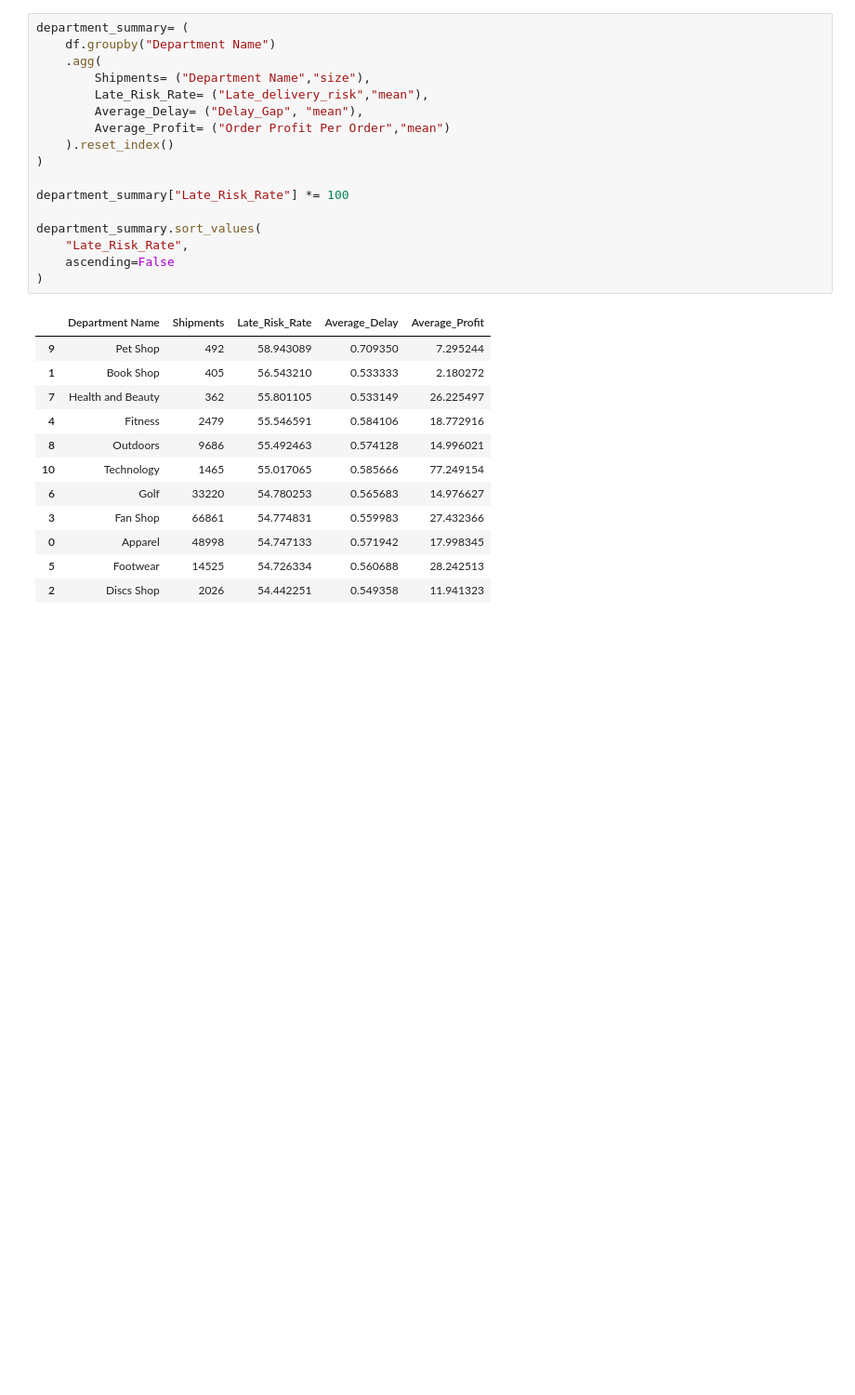
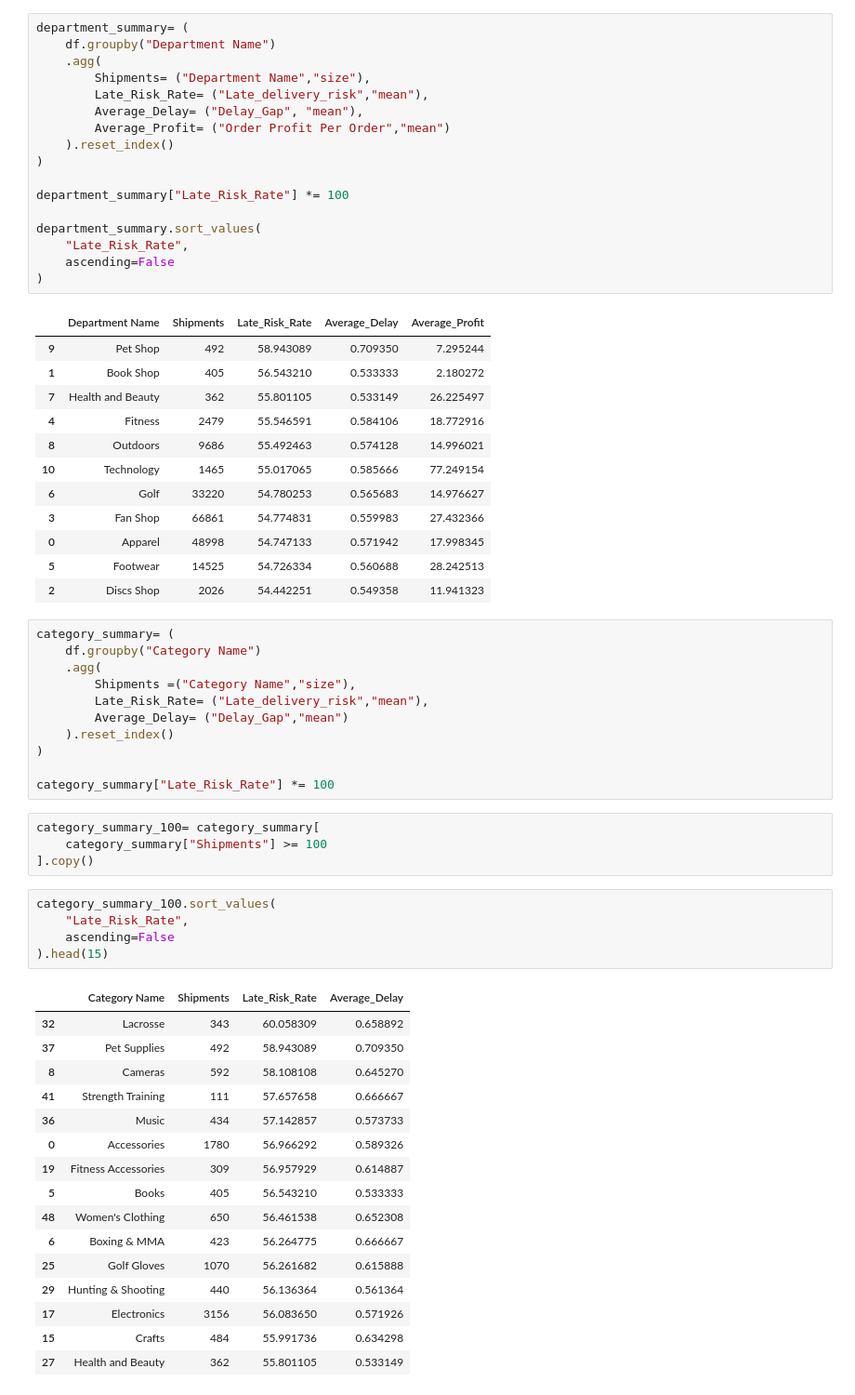
Before and after one commit to shivani1707s/APL-Logistics-Analysis, a Jupyter notebook: notebooks/eda.ipynb, the cells around one changed output. Shown at 93% size. Cells and saved outputs as stored; diff of their text form; blank space fills up the shorter version.

```diff
--- a/notebooks/eda.ipynb
+++ b/notebooks/eda.ipynb
@@ -513,3 +513,40 @@ department_summary.sort_values(
 | 0 | Apparel | 48998 | 54.747133 | 0.571942 | 17.998345 |
 | 5 | Footwear | 14525 | 54.726334 | 0.560688 | 28.242513 |
 | 2 | Discs Shop | 2026 | 54.442251 | 0.549358 | 11.941323 |
+# %%
+category_summary= (
+    df.groupby("Category Name")
+    .agg(
+        Shipments =("Category Name","size"),
+        Late_Risk_Rate= ("Late_delivery_risk","mean"),
+        Average_Delay= ("Delay_Gap","mean")
+    ).reset_index()
+)
+
+category_summary["Late_Risk_Rate"] *= 100
+# %%
+category_summary_100= category_summary[
+    category_summary["Shipments"] >= 100
+].copy()
+# %%
+category_summary_100.sort_values(
+    "Late_Risk_Rate",
+    ascending=False
+).head(15)
+# %% [output]
+|  | Category Name | Shipments | Late_Risk_Rate | Average_Delay |
+| 32 | Lacrosse | 343 | 60.058309 | 0.658892 |
+| 37 | Pet Supplies | 492 | 58.943089 | 0.709350 |
+| 8 | Cameras | 592 | 58.108108 | 0.645270 |
+| 41 | Strength Training | 111 | 57.657658 | 0.666667 |
+| 36 | Music | 434 | 57.142857 | 0.573733 |
+| 0 | Accessories | 1780 | 56.966292 | 0.589326 |
+| 19 | Fitness Accessories | 309 | 56.957929 | 0.614887 |
+| 5 | Books | 405 | 56.543210 | 0.533333 |
+| 48 | Women's Clothing | 650 | 56.461538 | 0.652308 |
+| 6 | Boxing & MMA | 423 | 56.264775 | 0.666667 |
+| 25 | Golf Gloves | 1070 | 56.261682 | 0.615888 |
+| 29 | Hunting & Shooting | 440 | 56.136364 | 0.561364 |
+| 17 | Electronics | 3156 | 56.083650 | 0.571926 |
+| 15 | Crafts | 484 | 55.991736 | 0.634298 |
+| 27 | Health and Beauty | 362 | 55.801105 | 0.533149 |
```
Also changed, not shown: parts of 12 cells of this notebook.
